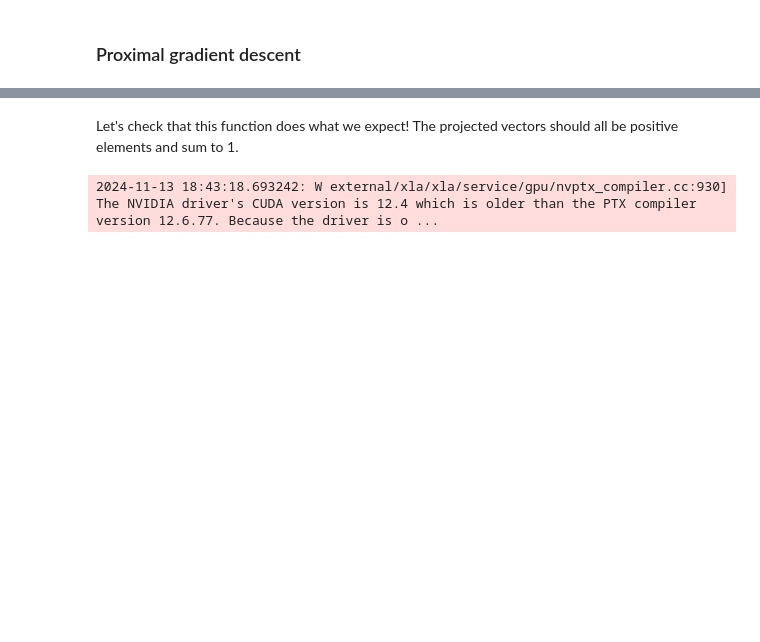
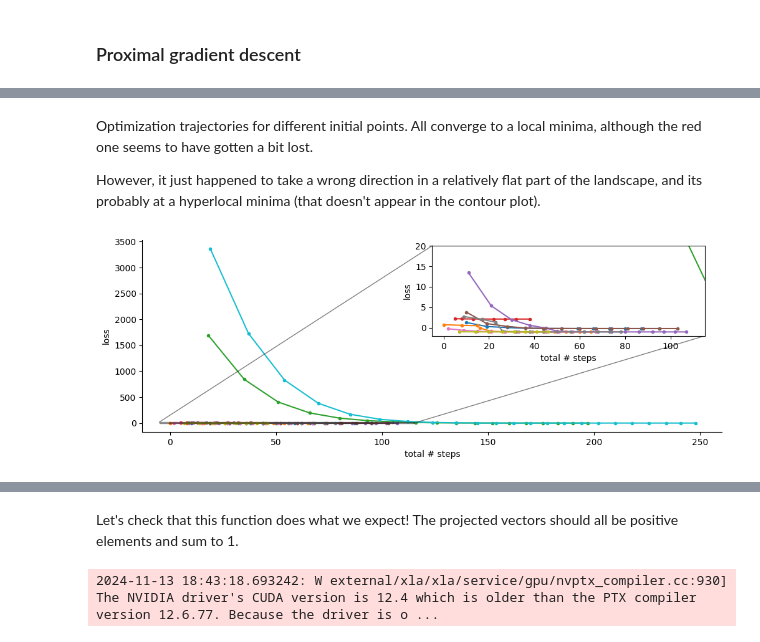
Before and after one commit to lindermanlab/dirichlet-tucker, a Jupyter notebook: analysis/scaled_lda/2024-11-12-Proximal-gradient-descent.ipynb, the cells around one changed output, grey strips where cells are left out. Saved outputs shown, nothing was run; the diff lists cells and outputs as text; code cells hidden in the pictures; blank space fills up the shorter version.

```diff
--- a/analysis/scaled_lda/2024-11-12-Proximal-gradient-descent.ipynb
+++ b/analysis/scaled_lda/2024-11-12-Proximal-gradient-descent.ipynb
@@ -449,0 +584,36 @@ def prox_grad_descent_scan(x0,
+# %% [markdown]
+Optimization trajectories for different initial points. All converge to a local minima, although the red one seems to have gotten a bit lost.
+
+However, it just happened to take a wrong direction in a relatively flat part of the landscape, and its probably at a hyperlocal minima (that doesn't appear in the contour plot).
+# %%
+# fig, (ax_full, ax_ins) = plt.subplots(ncols=2, figsize=(12,6))
+fig = plt.figure(figsize=(12,4))
+ax_full = plt.gca()
+
+ax_ins = ax_full.inset_axes(
+    [0.5, 0.5, 0.47, 0.47],
+    xlim=(-5, 115), ylim=(-2, 20), xlabel='total # steps', ylabel='loss')
+
+# Plot objectives
+for i in range(len(x_opt_scan)):
+    n_steps = aux_scan['n_steps'][i]
+    losses = aux_scan['losses'][i][:n_steps]
+    n_inner = aux_scan['n_inner_steps'][i][:n_steps]
+
+    n_effective = onp.cumsum(n_inner)
+    ax_full.plot(n_effective, losses, marker='.')
+
+    ax_ins.plot(n_effective, losses, marker='.')
+
+
+xlim = ax_full.get_xlim()[-1]
+
+ax_full.set_xlim(left=-0.05*xlim)
+ax_full.set_xlabel('total # steps')
+ax_full.set_ylabel('loss')
+
+ax_full.indicate_inset_zoom(ax_ins, edgecolor="black")
+
+sns.despine()
+# %% [output]
+[figure, added]
```
Also changed, not shown: parts of 35 cells of this notebook, 3 other files.
